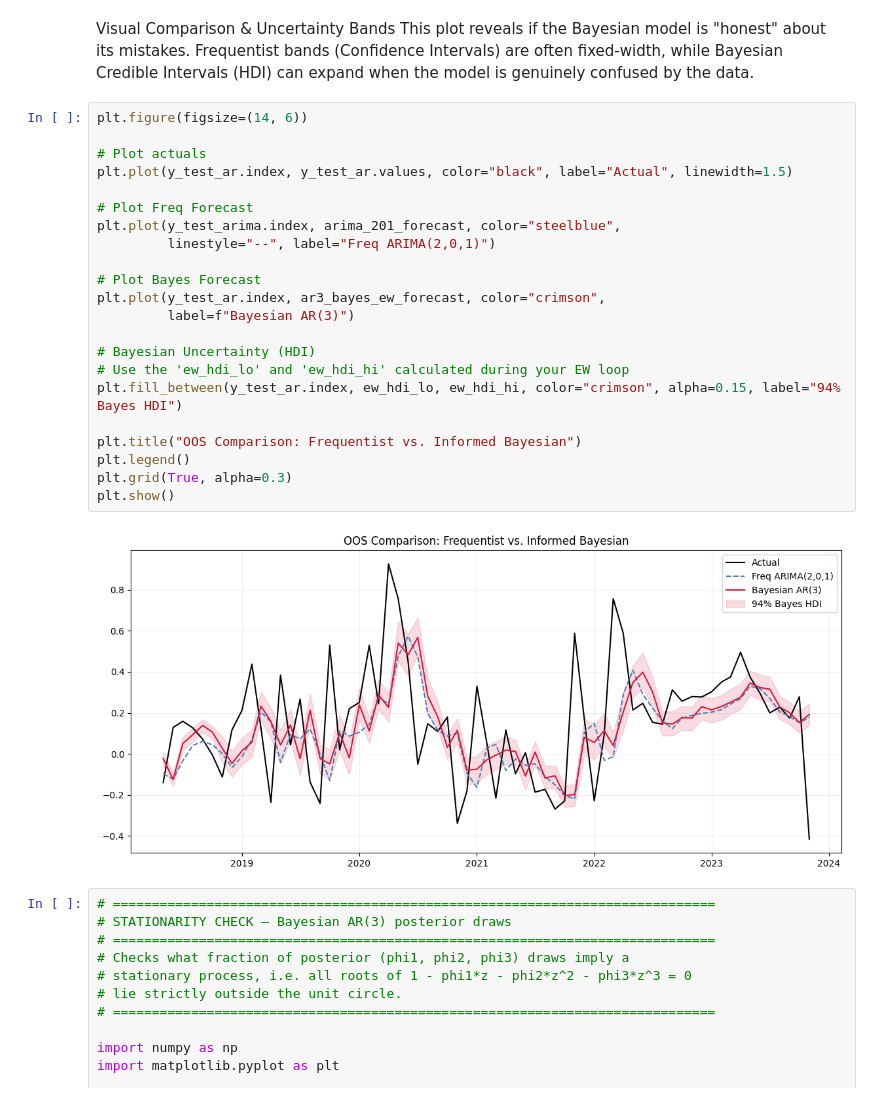
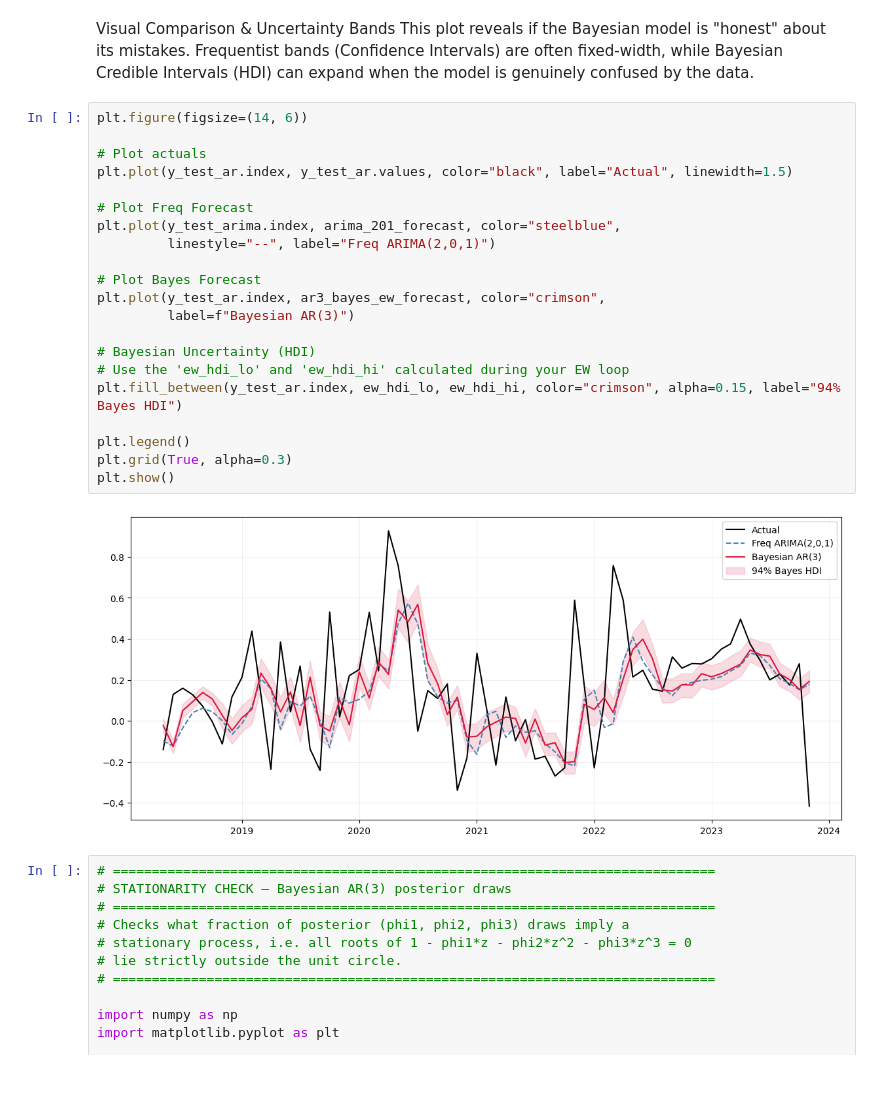
Before and after one commit to alessandro-macchi/bayesian_analysis, a Jupyter notebook: bayesian/arima-ar.ipynb, the cells around one changed output. Cells and saved outputs as stored; diff of their text form.

```diff
--- a/bayesian/arima-ar.ipynb
+++ b/bayesian/arima-ar.ipynb
@@ -506,27 +506,26 @@ This plot reveals if the Bayesian model is "honest" about its mistakes. Frequent
 # %%
 plt.figure(figsize=(14, 6))
 
 # Plot actuals
 plt.plot(y_test_ar.index, y_test_ar.values, color="black", label="Actual", linewidth=1.5)
 
 # Plot Freq Forecast
 plt.plot(y_test_arima.index, arima_201_forecast, color="steelblue",
          linestyle="--", label="Freq ARIMA(2,0,1)")
 
 # Plot Bayes Forecast
 plt.plot(y_test_ar.index, ar3_bayes_ew_forecast, color="crimson",
          label=f"Bayesian AR(3)")
 
 # Bayesian Uncertainty (HDI)
 # Use the 'ew_hdi_lo' and 'ew_hdi_hi' calculated during your EW loop
 plt.fill_between(y_test_ar.index, ew_hdi_lo, ew_hdi_hi, color="crimson", alpha=0.15, label="94% Bayes HDI")
 
-plt.title("OOS Comparison: Frequentist vs. Informed Bayesian")
 plt.legend()
 plt.grid(True, alpha=0.3)
 plt.show()
 # %% [output]
-[figure, old version]
+[figure, new version]
 # %%
 # =============================================================================
 # STATIONARITY CHECK — Bayesian AR(3) posterior draws
```
